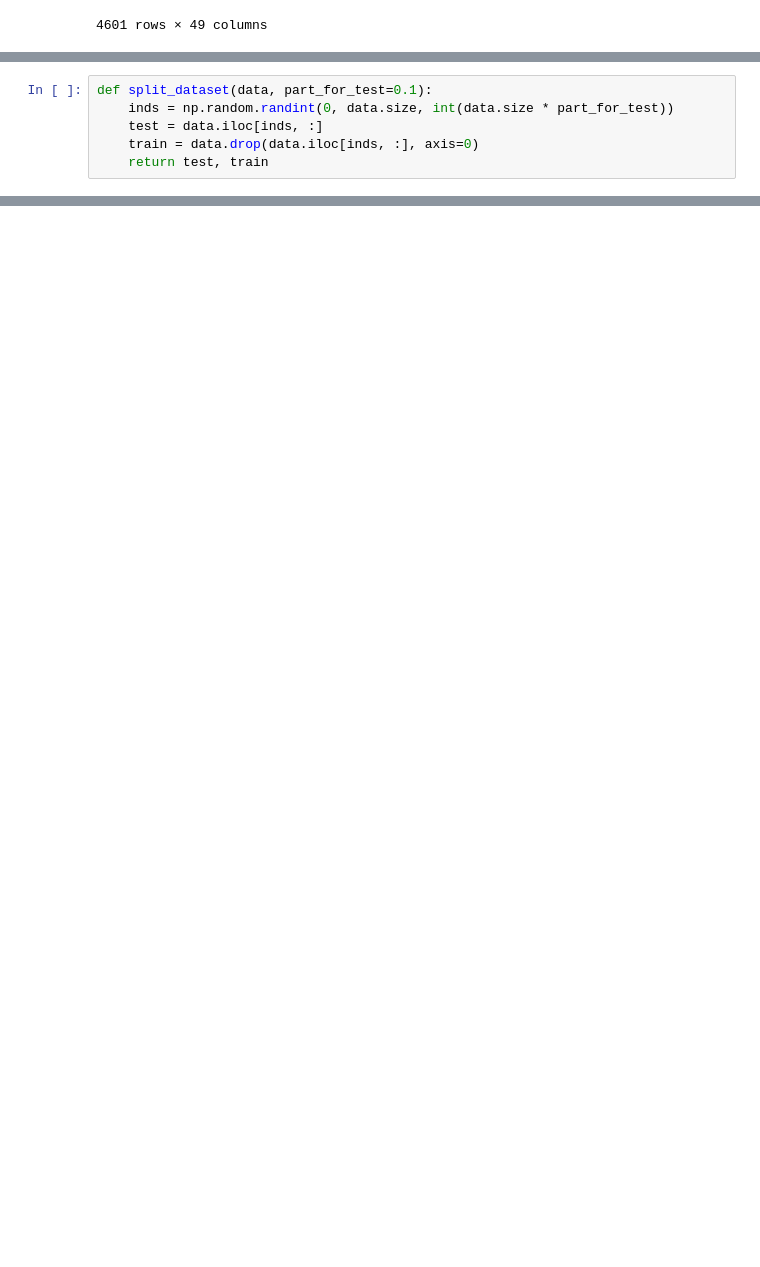
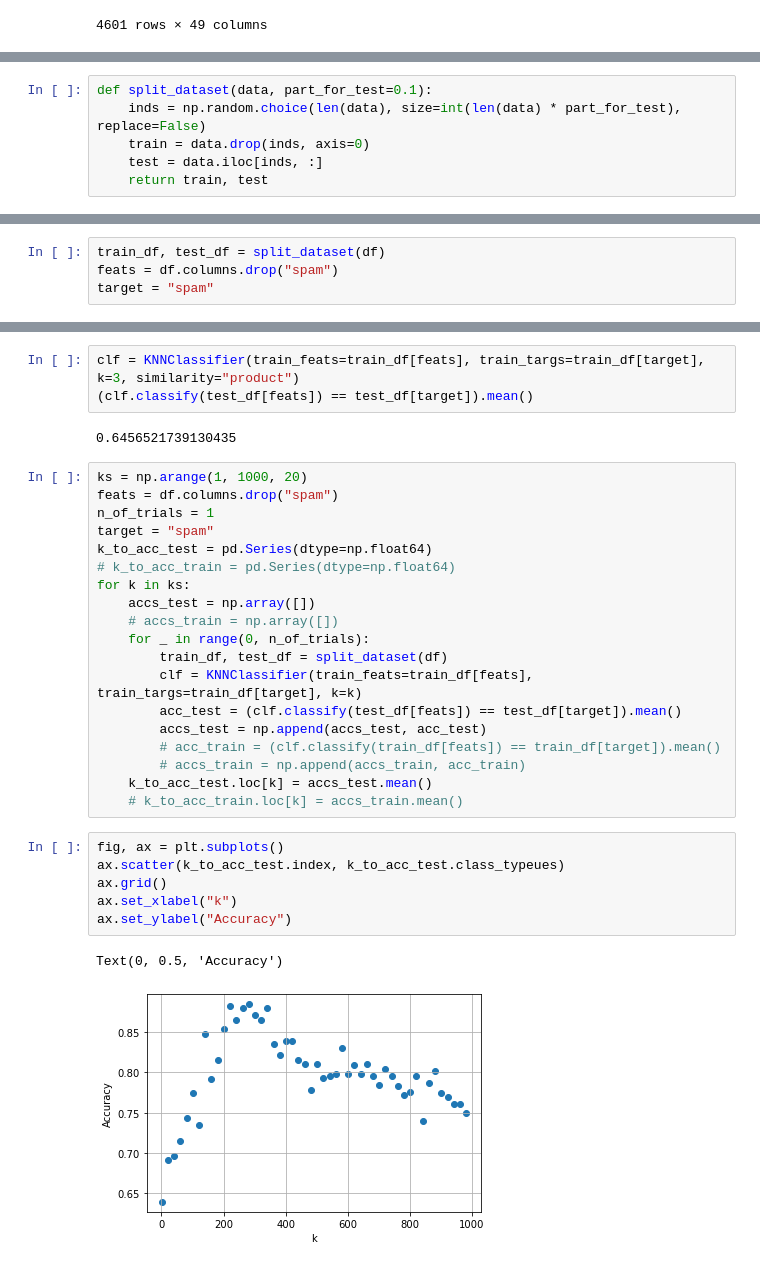
Before and after one commit to AmevinLS/Evaluate-Improve-Models-master, a Jupyter notebook: main.ipynb, the cells around one changed output, grey strips where cells are left out. Cells and saved outputs as stored; diff of their text form; blank space fills up the shorter version.

```diff
--- a/main.ipynb
+++ b/main.ipynb
@@ -26,6 +23,6 @@ df.size
 # %%
 def split_dataset(data, part_for_test=0.1):
-    inds = np.random.randint(0, data.size, int(data.size * part_for_test))
+    inds = np.random.choice(len(data), size=int(len(data) * part_for_test), replace=False)
+    train = data.drop(inds, axis=0)
     test = data.iloc[inds, :]
-    train = data.drop(data.iloc[inds, :], axis=0)
-    return test, train
+    return train, test
@@ -36,0 +29,4 @@ IndexError: positional indexers are out-of-bounds
+# %%
+train_df, test_df = split_dataset(df)
+feats = df.columns.drop("spam")
+target = "spam"
@@ -36,0 +119,33 @@ IndexError: positional indexers are out-of-bounds
+# %%
+clf = KNNClassifier(train_feats=train_df[feats], train_targs=train_df[target], k=3, similarity="product")
+(clf.classify(test_df[feats]) == test_df[target]).mean()
+# %% [output]
+0.6456521739130435
+# %%
+ks = np.arange(1, 1000, 20)
+feats = df.columns.drop("spam")
+n_of_trials = 1
+target = "spam"
+k_to_acc_test = pd.Series(dtype=np.float64)
+# k_to_acc_train = pd.Series(dtype=np.float64)
+for k in ks:
+    accs_test = np.array([])
+    # accs_train = np.array([])
+    for _ in range(0, n_of_trials):
+        train_df, test_df = split_dataset(df)
+        clf = KNNClassifier(train_feats=train_df[feats], train_targs=train_df[target], k=k)
+        acc_test = (clf.classify(test_df[feats]) == test_df[target]).mean()
+        accs_test = np.append(accs_test, acc_test)
+        # acc_train = (clf.classify(train_df[feats]) == train_df[target]).mean()
+        # accs_train = np.append(accs_train, acc_train)
+    k_to_acc_test.loc[k] = accs_test.mean()
+    # k_to_acc_train.loc[k] = accs_train.mean()
+# %%
+fig, ax = plt.subplots()
+ax.scatter(k_to_acc_test.index, k_to_acc_test.class_typeues)
+ax.grid()
+ax.set_xlabel("k")
+ax.set_ylabel("Accuracy")
+# %% [output]
+Text(0, 0.5, 'Accuracy')
+[figure, added]
```
Also changed, not shown: parts of 8 cells of this notebook.
